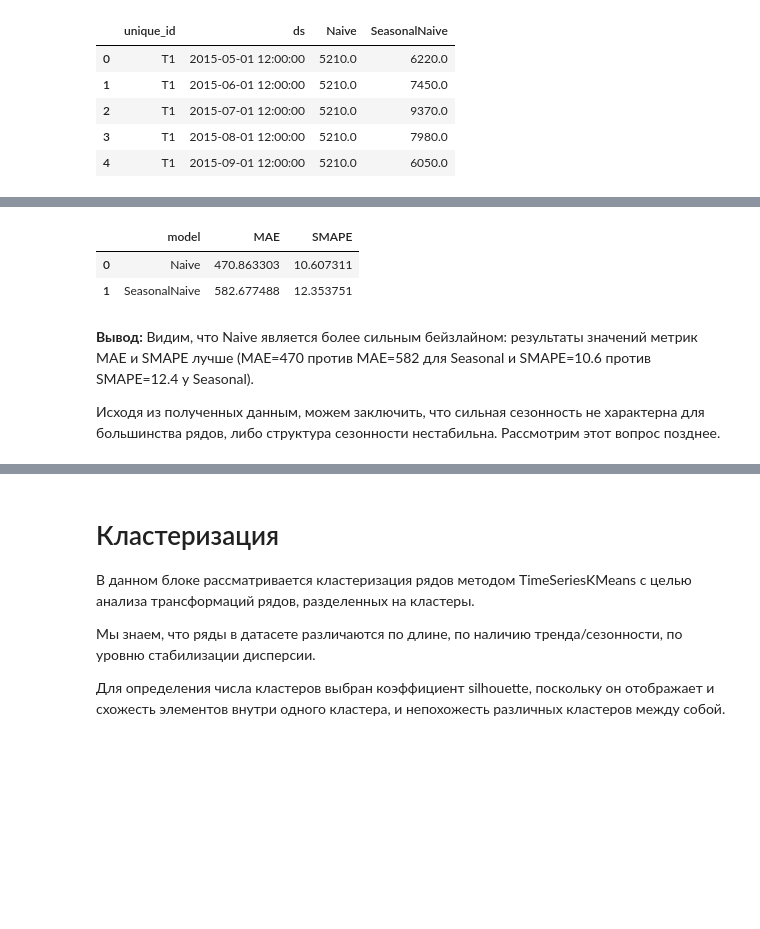
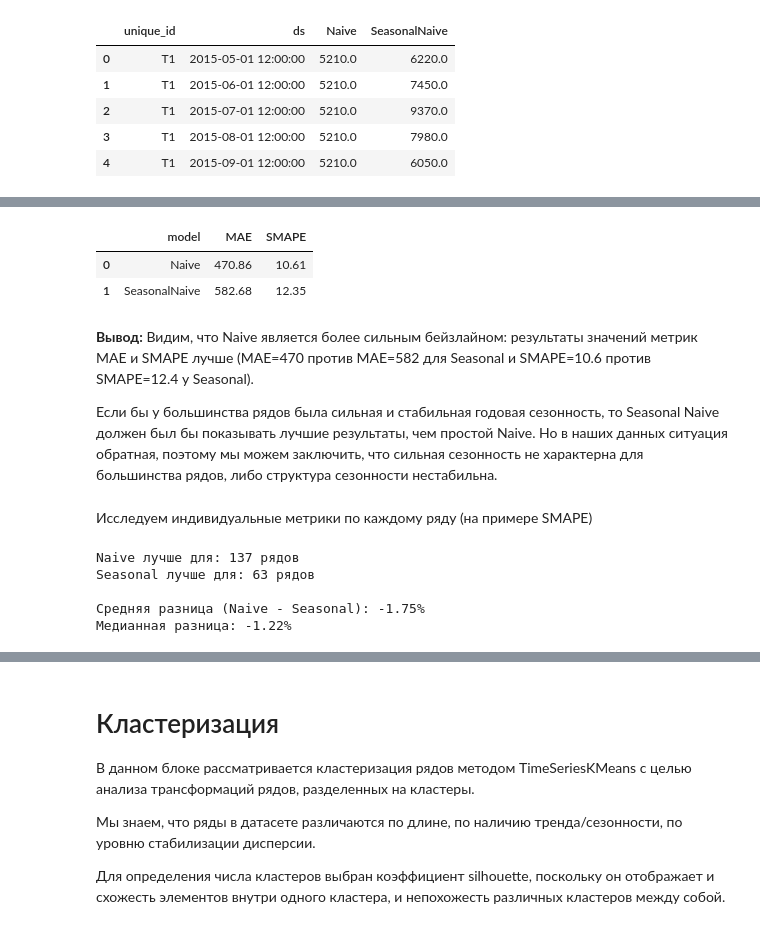
Before and after one commit to margartnn/hse-ts-transformations, a Jupyter notebook: analysis_results.ipynb, the cells around one changed output, grey strips where cells are left out. Cells and saved outputs as stored; diff of their text form; code cells hidden in the pictures; blank space fills up the shorter version.

Commit message:
Update baselines checkpoint

```diff
--- a/analysis_results.ipynb
+++ b/analysis_results.ipynb
@@ -356,16 +365,18 @@ smape_seasonal = smape(results["y"], results["SeasonalNaive"])
 # %%
 baseline_results = pd.DataFrame({
     "model": ["Naive", "SeasonalNaive"],
     "MAE": [mae_naive, mae_seasonal],
     "SMAPE": [smape_naive, smape_seasonal]
 })
 
-baseline_results
+baseline_results.round(2)
 # %% [output]
 |  | model | MAE | SMAPE |
-| 0 | Naive | 470.863303 | 10.607311 |
-| 1 | SeasonalNaive | 582.677488 | 12.353751 |
+| 0 | Naive | 470.86 | 10.61 |
+| 1 | SeasonalNaive | 582.68 | 12.35 |
 # %% [markdown]
 **Вывод:** Видим, что Naive является более сильным бейзлайном: результаты значений метрик MAE и SMAPE лучше (MAE=470 против MAE=582 для Seasonal и SMAPE=10.6 против SMAPE=12.4 у Seasonal).
 
-Исходя из полученных данным, можем заключить, что сильная сезонность не характерна для большинства рядов, либо структура сезонности нестабильна. Рассмотрим этот вопрос позднее.
+Если бы у большинства рядов была сильная и стабильная годовая сезонность, то Seasonal Naive должен был бы показывать лучшие результаты, чем простой Naive. Но в наших данных ситуация обратная, поэтому мы можем заключить, что сильная сезонность не характерна для большинства рядов, либо структура сезонности нестабильна.
+# %% [markdown]
+Исследуем индивидуальные метрики по каждому ряду (на примере SMAPE)
@@ -371,0 +401,12 @@ baseline_results
+# %%
+better_counts = smape_df['better_model'].value_counts()
+print(f"Naive лучше для: {better_counts.get('Naive', 0)} рядов")
+print(f"Seasonal лучше для: {better_counts.get('Seasonal', 0)} рядов")
+print(f"\nСредняя разница (Naive - Seasonal): {smape_df['diff'].mean():.2f}%")
+print(f"Медианная разница: {smape_df['diff'].median():.2f}%")
+# %% [output]
+Naive лучше для: 137 рядов
+Seasonal лучше для: 63 рядов
+
+Средняя разница (Naive - Seasonal): -1.75%
+Медианная разница: -1.22%
```
Also changed, not shown: parts of 4 cells of this notebook.
